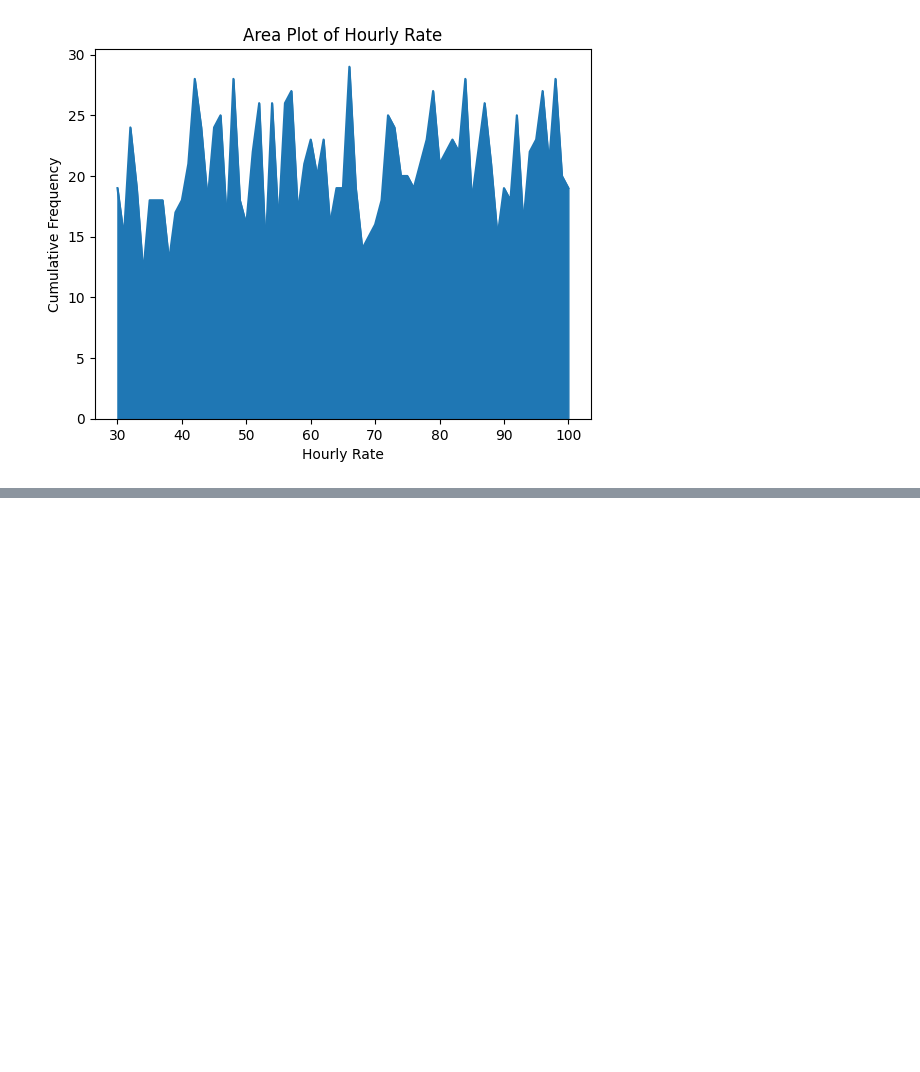
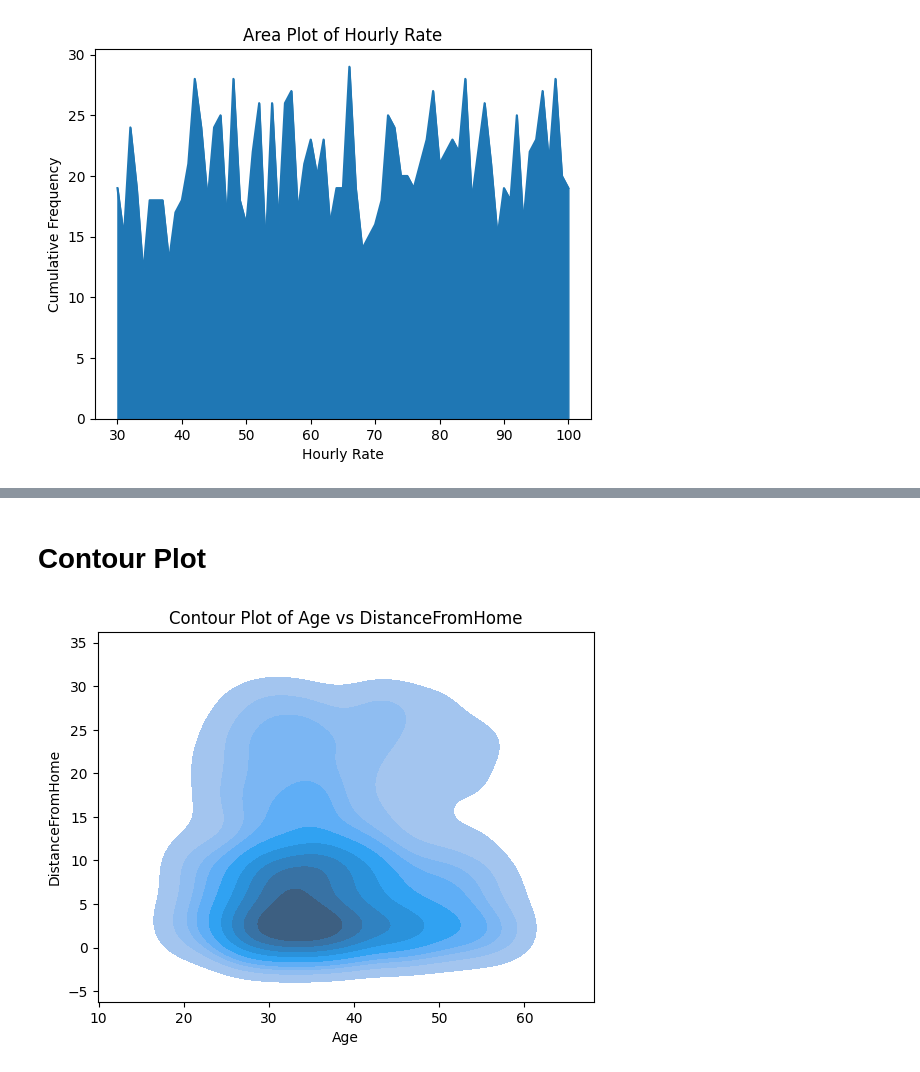
Before and after one commit to PrakulSmarty/EDA_Theory_03, a Jupyter notebook: Module4_21BDS0003.ipynb, the cells around one changed output, grey strips where cells are left out. Cells and saved outputs as stored; diff of their text form; code cells hidden in the pictures; blank space fills up the shorter version.

```diff
--- a/Module4_21BDS0003.ipynb
+++ b/Module4_21BDS0003.ipynb
@@ -210,0 +223,10 @@ plt.show()
+# %% [markdown]
+# Contour Plot
+# %%
+sns.kdeplot(x='Age', y='DistanceFromHome', data=df, fill=True)
+plt.title('Contour Plot of Age vs DistanceFromHome')
+plt.xlabel('Age')
+plt.ylabel('DistanceFromHome')
+plt.show()
+# %% [output]
+[figure, added]
```
Also changed, not shown: parts of 10 cells of this notebook.
